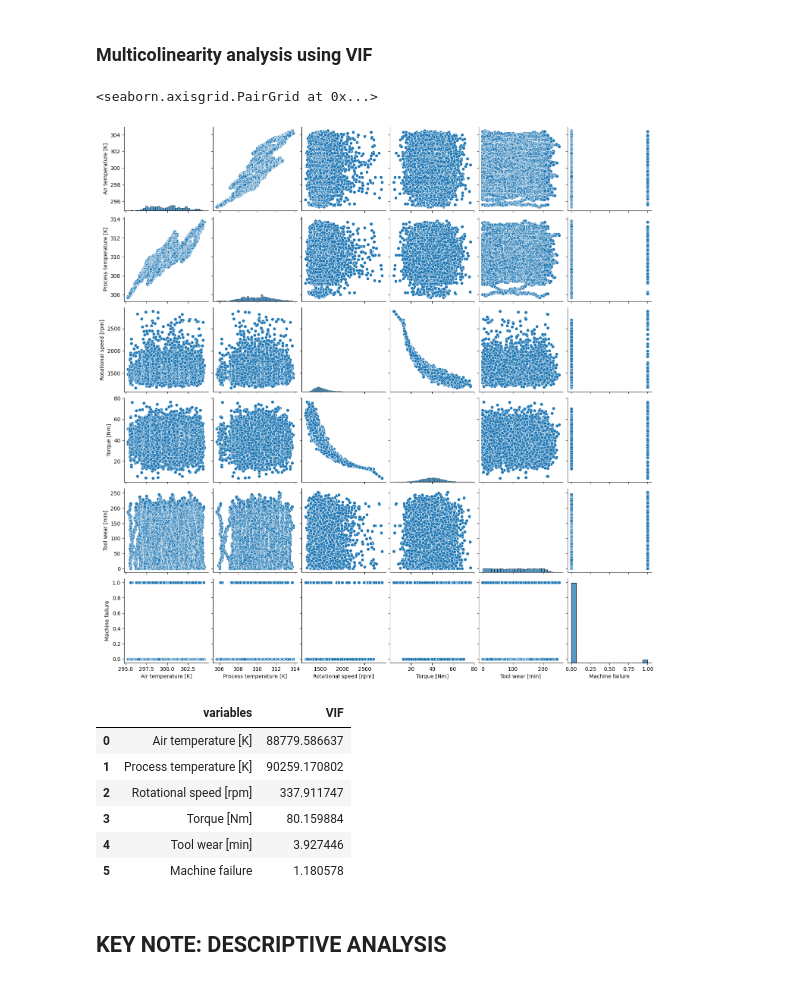
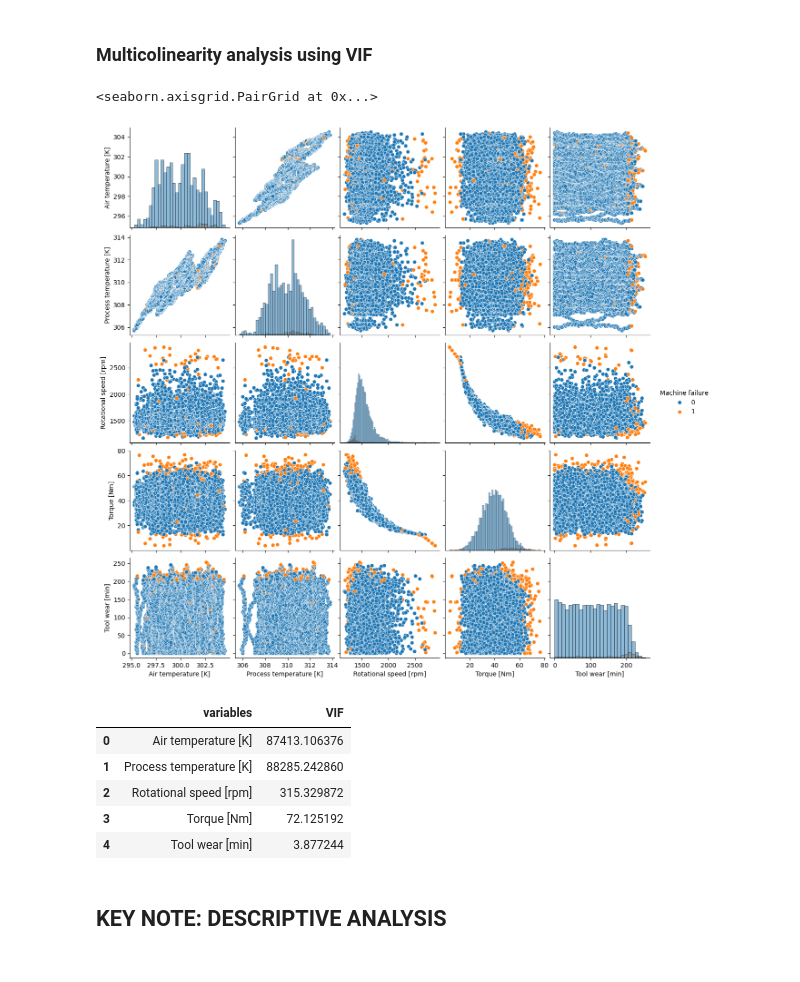
Before and after one commit to krthiksha/ML_DS_Capstone_project_Predictive_Maintenance, a Jupyter notebook: 3. Univariate and Bivariate Analysis/predictive_maintenance_EDA.ipynb, the cells around one changed output. Cells and saved outputs as stored; diff of their text form; code cells hidden in the pictures.

```diff
--- a/3. Univariate and Bivariate Analysis/predictive_maintenance_EDA.ipynb
+++ b/3. Univariate and Bivariate Analysis/predictive_maintenance_EDA.ipynb
@@ -12,8 +12,6 @@ dataset_original.head()
 | 2 | 3 | L47182 | L | 298.1 | 308.5 | 1498 | ... |
 | 3 | 4 | L47183 | L | 298.2 | 308.6 | 1433 | ... |
 | 4 | 5 | L47184 | L | 298.2 | 308.7 | 1408 | ... |
-# %%
-dataset = dataset.drop(['Product ID','UDI','TWF','HDF','PWF','OSF','RNF'],axis=1)
 # %% [markdown]
 # Descriptive analysis
 # %% [markdown]
@@ -140,10 +128,11 @@ plt.show()
 # %% [markdown]
 ### Multicolinearity analysis using VIF
 # %%
-sns.pairplot(dataset)
+sample_data = dataset.drop(['Product ID','UDI','TWF', 'HDF', 'PWF', 'OSF', 'RNF'],axis=1)
+sns.pairplot(sample_data,hue='Machine failure',diag_kind='hist')
 # %% [output]
 <seaborn.axisgrid.PairGrid at 0x...>
-[figure, old version]
+[figure, new version]
 # %%
 from statsmodels.stats.outliers_influence import variance_inflation_factor
 def calc_vif(dataset):
@@ -156,15 +145,14 @@ def calc_vif(dataset):
 variance_inflation_factor(ndarray, column_index_int)
 '''
 
-calc_vif(dataset[quan])
+calc_vif(dataset[['Air temperature [K]'	,'Process temperature [K]',	'Rotational speed [rpm]'	,'Torque [Nm]'	,'Tool wear [min]']])
 # %% [output]
 |  | variables | VIF |
-| 0 | Air temperature [K] | 88779.586637 |
-| 1 | Process temperature [K] | 90259.170802 |
-| 2 | Rotational speed [rpm] | 337.911747 |
-| 3 | Torque [Nm] | 80.159884 |
-| 4 | Tool wear [min] | 3.927446 |
-| 5 | Machine failure | 1.180578 |
+| 0 | Air temperature [K] | 87413.106376 |
+| 1 | Process temperature [K] | 88285.242860 |
+| 2 | Rotational speed [rpm] | 315.329872 |
+| 3 | Torque [Nm] | 72.125192 |
+| 4 | Tool wear [min] | 3.877244 |
 # %% [markdown]
 ## KEY NOTE: DESCRIPTIVE ANALYSIS
 # %% [markdown]
```
Also changed, not shown: parts of 42 cells of this notebook, 1 other file.
